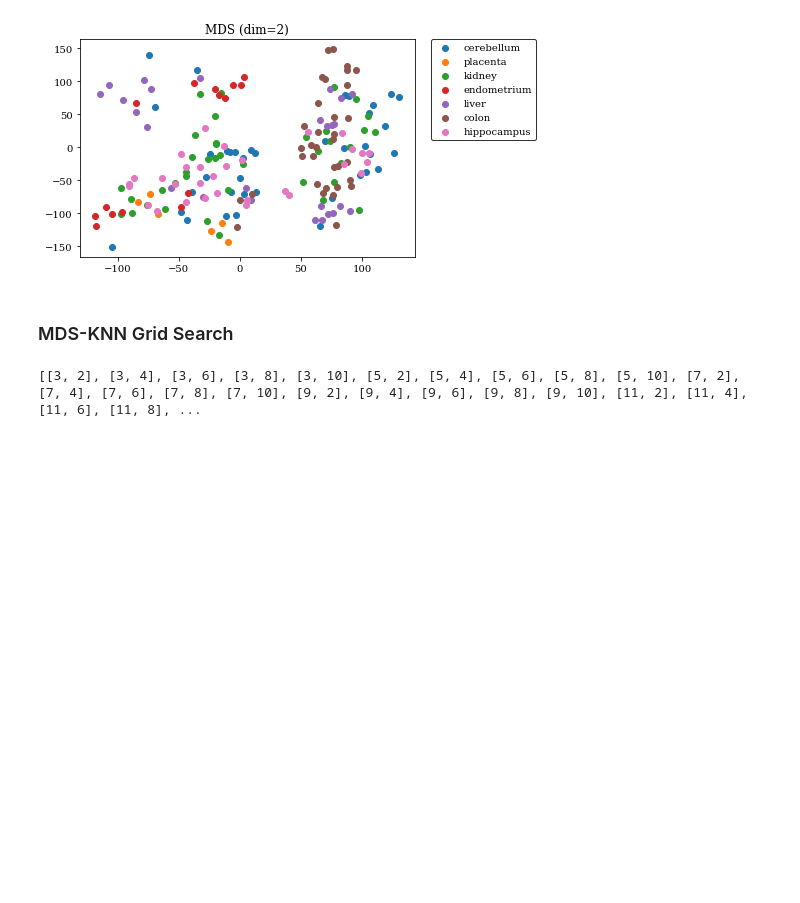
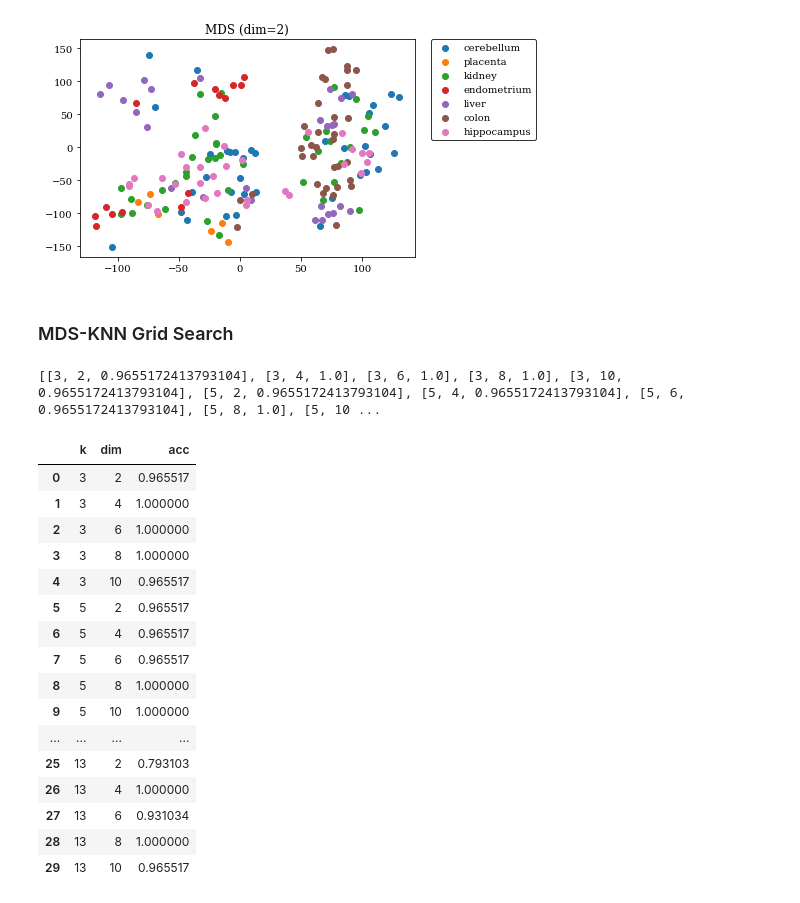
Before and after one commit to HarritonResearchLab/genomics, a Jupyter notebook: exploring/first_topics/gene_prediction/tissue_prediction/Dimensionality Reduction.ipynb, the cells around one changed output. Cells and saved outputs as stored; diff of their text form; code cells hidden in the pictures; blank space fills up the shorter version.

```diff
--- a/exploring/first_topics/gene_prediction/tissue_prediction/Dimensionality Reduction.ipynb
+++ b/exploring/first_topics/gene_prediction/tissue_prediction/Dimensionality Reduction.ipynb
@@ -93,17 +99,43 @@ models = []
 
 for k in ks:
     for dim in dims:
+        mds = MDS(random_state=3, n_components=dim)
 
+        X_mds = mds.fit_transform(feather_df)
 
-        X_train, X_test, y_train, y_test = train_test_split(X, y, test_size=0.15)
+        new_df = pd.DataFrame(X_mds)
 
-        knn = KNeighborsClassifier(5)
+        X_train, X_test, y_train, y_test = train_test_split(new_df, tissues,test_size=0.15)
+
+        knn = KNeighborsClassifier(k)
         knn.fit(X_train, y_train)
         predictions = knn.predict(X_test)
 
+        acc = accuracy_score(predictions, y_test.flatten())
+
         models.append([k, dim, acc])
 
-
 print(models)
 # %% [output]
-[[3, 2], [3, 4], [3, 6], [3, 8], [3, 10], [5, 2], [5, 4], [5, 6], [5, 8], [5, 10], [7, 2], [7, 4], [7, 6], [7, 8], [7, 10], [9, 2], [9, 4], [9, 6], [9, 8], [9, 10], [11, 2], [11, 4], [11, 6], [11, 8], ...
+[[3, 2, 0.9655172413793104], [3, 4, 1.0], [3, 6, 1.0], [3, 8, 1.0], [3, 10, 0.9655172413793104], [5, 2, 0.9655172413793104], [5, 4, 0.9655172413793104], [5, 6, 0.9655172413793104], [5, 8, 1.0], [5, 10 ...
+# %%
+gs_results = pd.DataFrame(models, columns=['k', 'dim', 'acc'])
+gs_results
+# %% [output]
+|  | k | dim | acc |
+| 0 | 3 | 2 | 0.965517 |
+| 1 | 3 | 4 | 1.000000 |
+| 2 | 3 | 6 | 1.000000 |
+| 3 | 3 | 8 | 1.000000 |
+| 4 | 3 | 10 | 0.965517 |
+| 5 | 5 | 2 | 0.965517 |
+| 6 | 5 | 4 | 0.965517 |
+| 7 | 5 | 6 | 0.965517 |
+| 8 | 5 | 8 | 1.000000 |
+| 9 | 5 | 10 | 1.000000 |
+| ... | ... | ... | ... |
+| 25 | 13 | 2 | 0.793103 |
+| 26 | 13 | 4 | 1.000000 |
+| 27 | 13 | 6 | 0.931034 |
+| 28 | 13 | 8 | 1.000000 |
+| 29 | 13 | 10 | 0.965517 |
```
Also changed, not shown: parts of 3 cells of this notebook.
